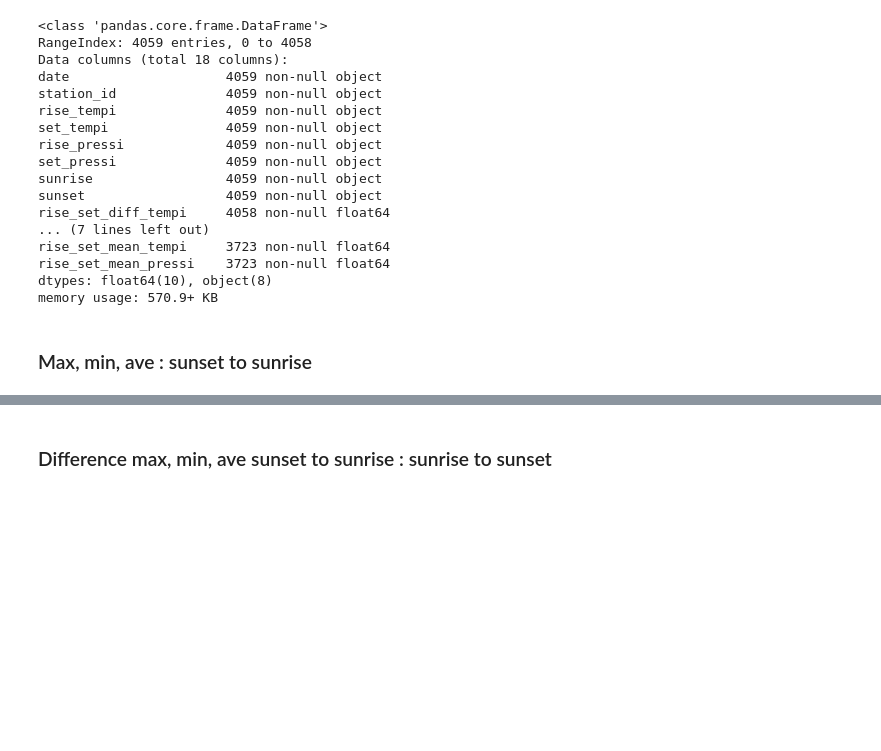
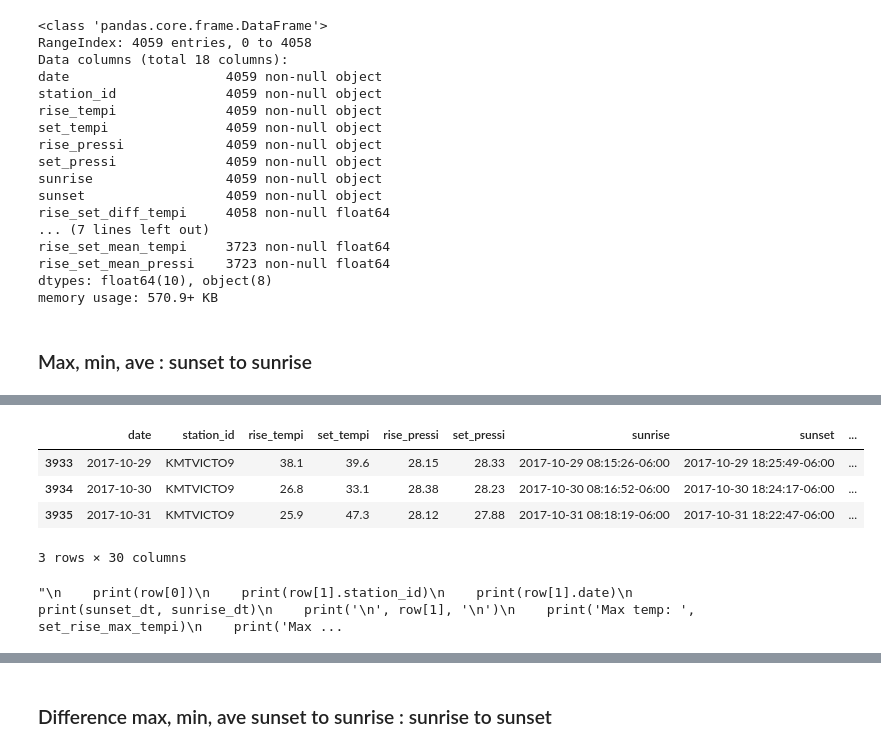
Before and after one commit to samsoe/nfc, a Jupyter notebook: notebooks/weather_data_calculations.ipynb, the cells around one changed output, grey strips where cells are left out. Drawn from its saved outputs; the diff is of its cells as text; code cells hidden in the pictures; blank space fills up the shorter version.

```diff
--- a/notebooks/weather_data_calculations.ipynb
+++ b/notebooks/weather_data_calculations.ipynb
@@ -383,3 +395,11 @@ for row in calcs[12:16].iterrows():
+# %%
+calcs.iloc[-3:, :]
+# %% [output]
+|  | date | station_id | rise_tempi | set_tempi | rise_pressi | set_pressi | sunrise | sunset | ... |
+| 3933 | 2017-10-29 | KMTVICTO9 | 38.1 | 39.6 | 28.15 | 28.33 | 2017-10-29 08:15:26-06:00 | 2017-10-29 18:25:49-06:00 | ... |
+| 3934 | 2017-10-30 | KMTVICTO9 | 26.8 | 33.1 | 28.38 | 28.23 | 2017-10-30 08:16:52-06:00 | 2017-10-30 18:24:17-06:00 | ... |
+| 3935 | 2017-10-31 | KMTVICTO9 | 25.9 | 47.3 | 28.12 | 27.88 | 2017-10-31 08:18:19-06:00 | 2017-10-31 18:22:47-06:00 | ... |
+3 rows × 30 columns
 # %%
 for row in calcs[:-1].iterrows():
     # set variables
@@ -390,6 +410,10 @@ for row in calcs[:-1].iterrows():
     # select date range
     mask = (wund.index > sunset_dt) & (wund.index <= sunrise_dt) & (wund.station_id == station_id)
 
+    set_rise_mean_pressi = wund[mask].pressi.mean()
+
+    calcs.loc[row[0], 'set_rise_mean_pressi'] = set_rise_mean_pressi
+'''
     # max
     set_rise_max_tempi = wund[mask].tempi.max()
     set_rise_max_pressi = wund[mask].pressi.max()
@@ -400,15 +424,17 @@ for row in calcs[:-1].iterrows():
 
     # mean
     set_rise_mean_tempi = wund[mask].tempi.mean()
-    set_rise_mean_pressi = wund[mask].pressi.mean()
+'''
 
+'''
     # store values in DataFrame
     calcs.loc[row[0], 'set_rise_max_tempi'] = set_rise_max_tempi
     calcs.loc[row[0], 'set_rise_max_pressi'] = set_rise_max_pressi
     calcs.loc[row[0], 'set_rise_min_tempi'] = set_rise_min_tempi
     calcs.loc[row[0], 'set_rise_min_pressi'] = set_rise_min_pressi
     calcs.loc[row[0], 'set_rise_mean_tempi'] = set_rise_mean_tempi
-    calcs.loc[row[0], 'set_rise_mean_pressi'] = set_rise_mean_pressi
+'''
+
 '''
     print(row[0])
     print(row[1].station_id)
@@ -423,6 +449,8 @@ for row in calcs[:-1].iterrows():
     print('Mean press:', set_rise_mean_pressi)
     print('\n', wund[mask].describe(), '\n')
 '''
+# %% [output]
+"\n    print(row[0])\n    print(row[1].station_id)\n    print(row[1].date)\n    print(sunset_dt, sunrise_dt)\n    print('\n', row[1], '\n')\n    print('Max temp: ', set_rise_max_tempi)\n    print('Max ...
 # %%
 calcs.info()
 # %% [output]
```
Also changed, not shown: parts of 5 cells of this notebook.
